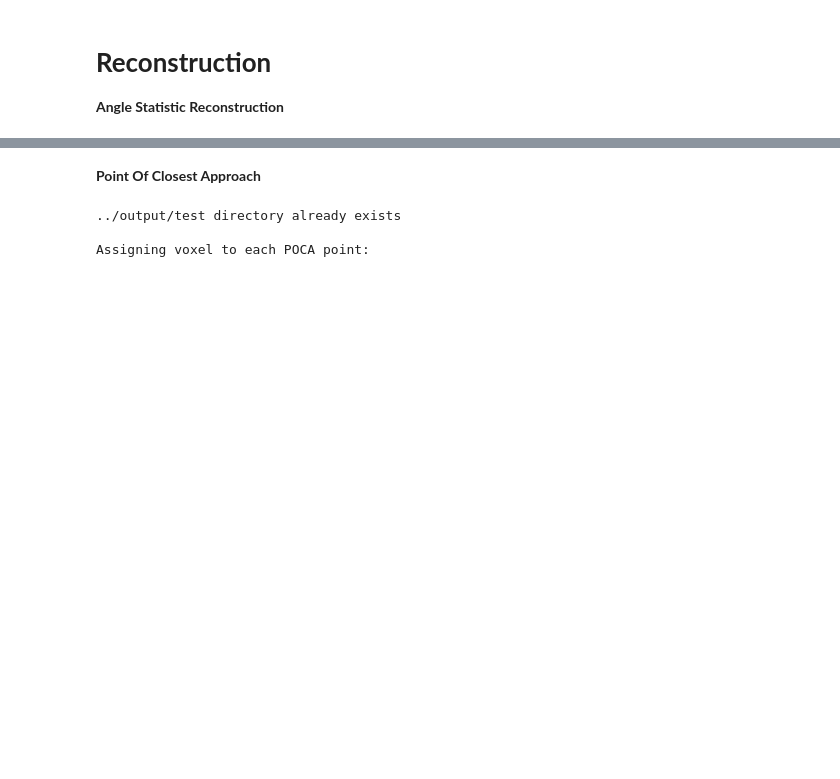
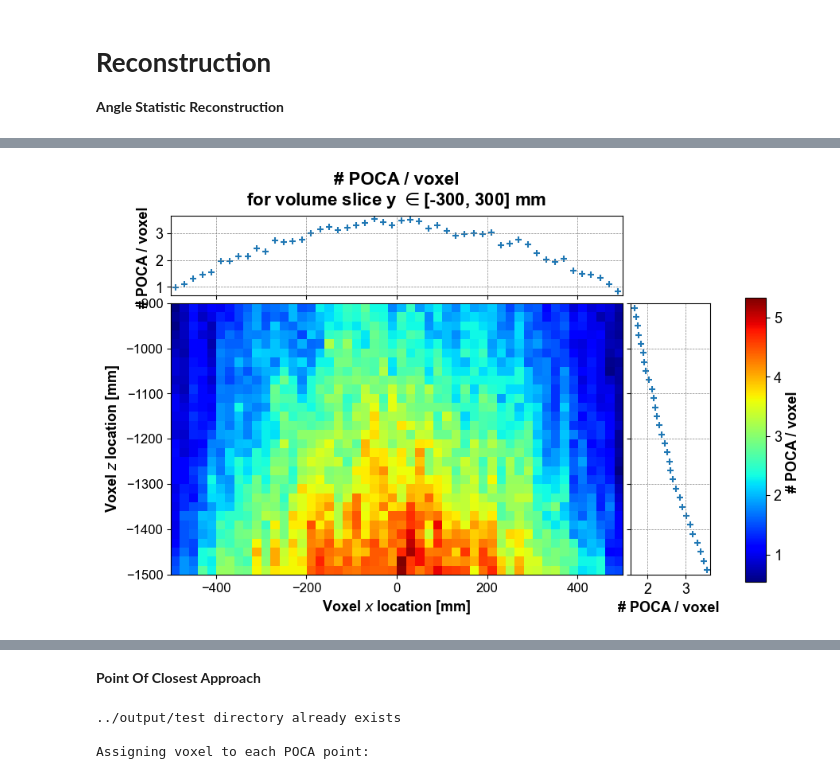
Before and after one commit to MaximeLagrange/MuographBeta, a Jupyter notebook: examples/00_MST_reconstruction_example.ipynb, the cells around one changed output, grey strips where cells are left out. Drawn from its saved outputs; the diff is of its cells as text; code cells hidden in the pictures; blank space fills up the shorter version.

```diff
--- a/examples/00_MST_reconstruction_example.ipynb
+++ b/examples/00_MST_reconstruction_example.ipynb
@@ -82,0 +74,6 @@ Voxel triggering
+# %%
+asr = ASR(
+    voi=voi,
+    tracking=mst,
+    output_dir=output_dir,
+    triggered_vox_file="../output/test/" + "triggered_voxels.hdf5")
@@ -83,3 +84,14 @@ Voxel triggering
+# %%
+asr.plot_pred_slice(
+    voi=voi,
+    xyz_voxel_preds=asr.n_mu_per_vox,
+    dim=1,
+    voi_slice=(0, asr.voi.n_vox_xyz[1] - 1),
+    pred_label="# POCA / voxel",
+    pred_unit="",
+)
+# %% [output]
+[figure, added]
 # %%
 from functools import partial
 
```
Also changed, not shown: parts of 28 cells of this notebook.
